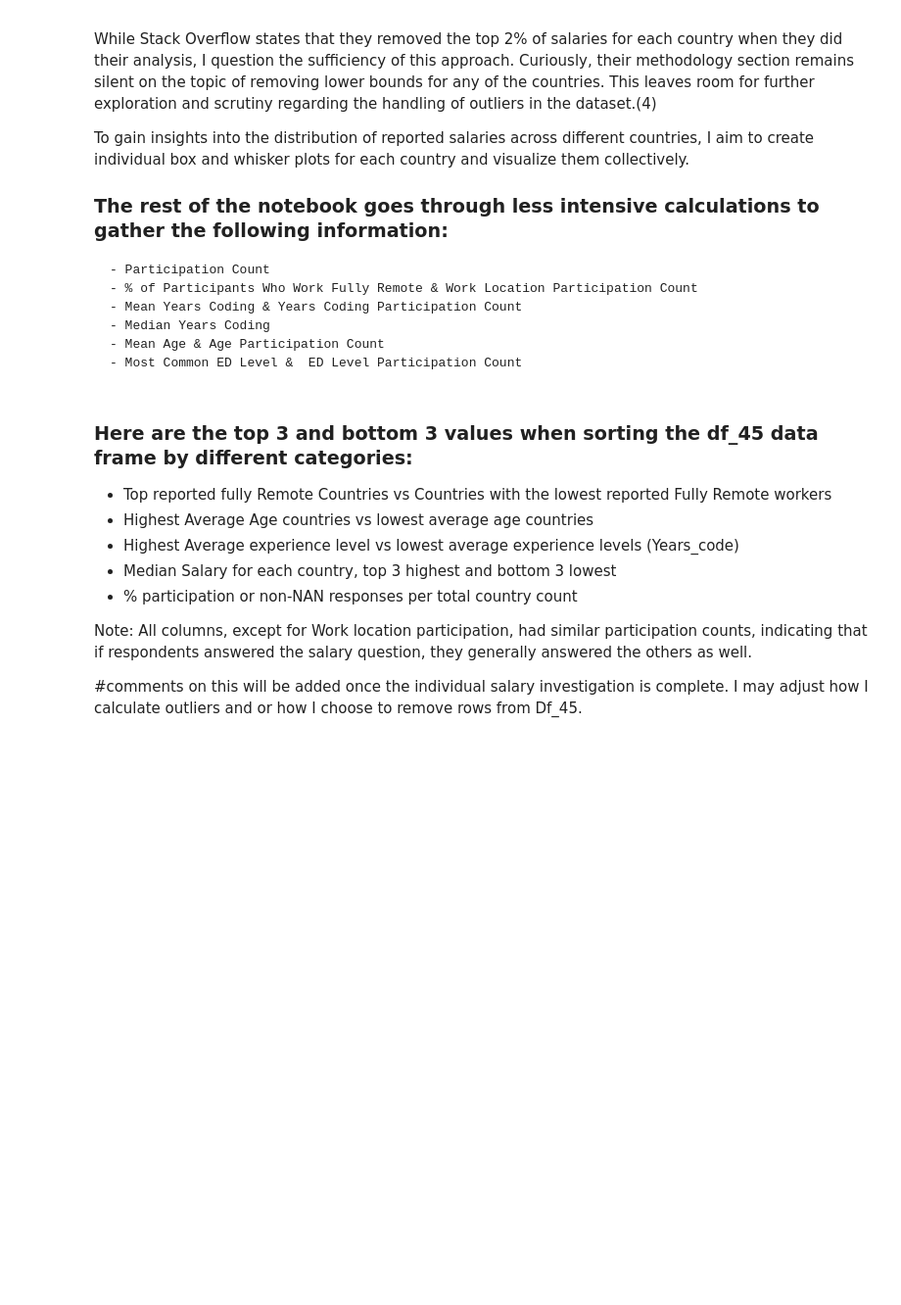
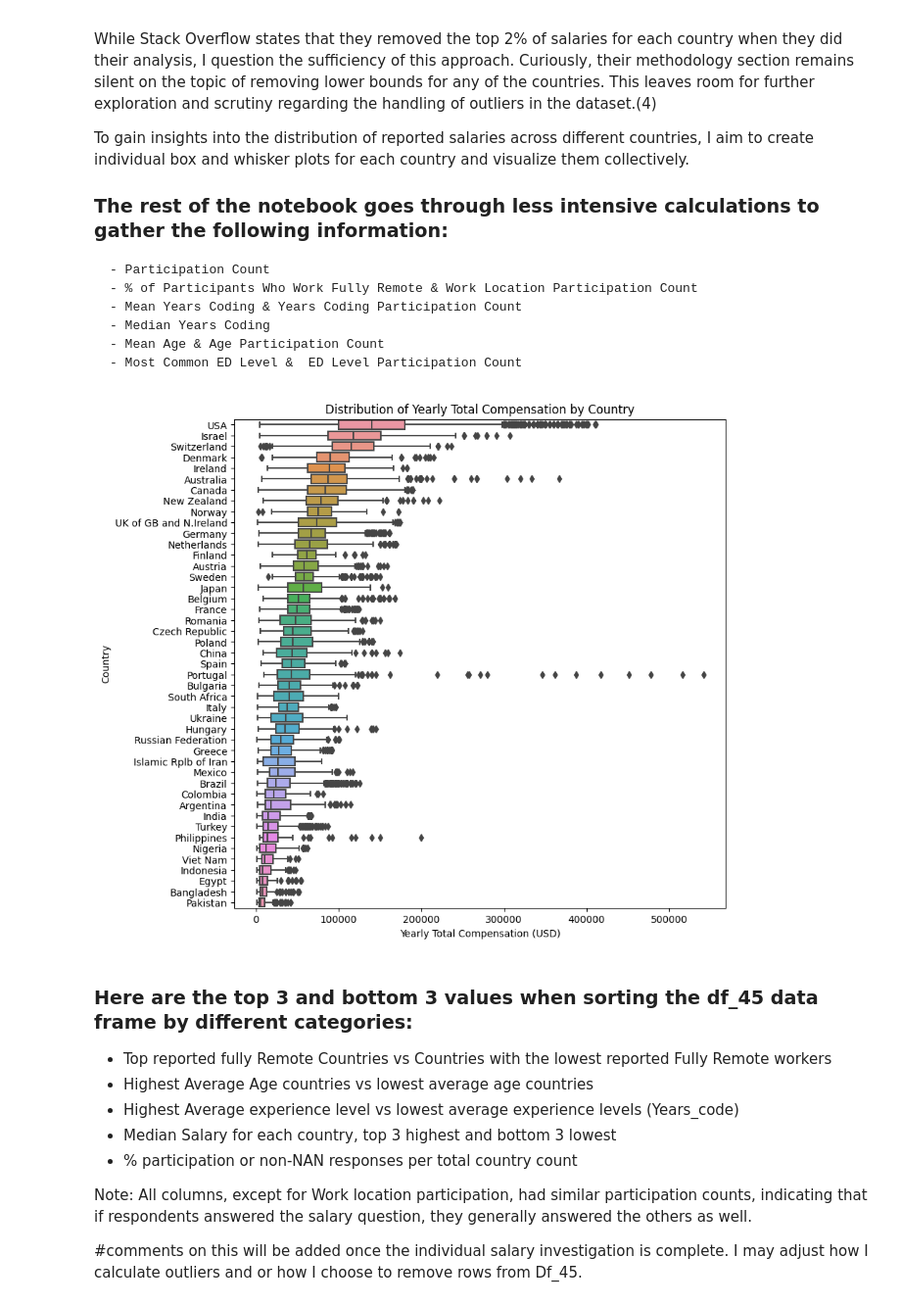
Before and after one commit to Adison-Fryman/SOF-survey-Analysis, a Jupyter notebook: Report on Stack Overflow Data from 2023.ipynb, the cells around one changed output. Shown: that part at 98% size. Drawn from its saved outputs; the diff is of its cells as text; code cells hidden in the pictures; blank space fills up the shorter version.

```diff
--- a/Report on Stack Overflow Data from 2023.ipynb
+++ b/Report on Stack Overflow Data from 2023.ipynb
@@ -17,7 +15,7 @@ import numpy as np
 import seaborn as sns
 import matplotlib.pyplot as plt
 
-#Datasets have been cleaned in previous notebooks.
+#Datasets have been cleaned or set up in previous notebooks.
 
 #df_whole is a copy of the original Data frame, with large amounts of cleaning and parsing to allow for plotting.
 df_whole = pd.read_csv("df_whole.csv")
@@ -27,7 +25,11 @@ df_lang = pd.read_csv("df_lang.csv")
 df_whole_45 = pd.read_csv('df_whole_45.csv')
 #df_45 is a new data frame created from df_whole_45 that has means, medians and participation counts for categories grouped by country.
 df_45 = pd.read_csv("df_45_clean.csv")
+#df_whole_45_salary is a subset of df_whole_45 where salary zeros and  ouliers have been removed, it is about half the size of df_whole_45.
+df_whole_45_salary = pd.read_csv("df_whole_45_salary.csv")
 
+#df_whole_45_dev is an uncleaned version of df_whole for looking at the DevOps questions, it has been reduced to only the top 45 coutries
+df_whole_45_dev = pd.read_csv("df_whole_45_dev.csv")
 
 #df is the original df.
 df = pd.read_csv('data/survey_results_public.csv')
@@ -280,6 +282,25 @@ To gain insights into the distribution of reported salaries across different cou
     - Median Years Coding
     - Mean Age & Age Participation Count
     - Most Common ED Level &  ED Level Participation Count
+# %%
+# Calculate the median yearly total compensation for each country
+medians = df_whole_45_salary.groupby('Country')['YearlyTotConvertCOMP'].median()
+
+# Sort the countries based on the median values in descending order
+sorted_countries = medians.sort_values(ascending=False).index
+
+# Create a new DataFrame containing data only for the sorted countries
+df2 = df_whole_45_salary[df_whole_45_salary['Country'].isin(sorted_countries)]
+
+# Plot a boxplot to visualize the distribution of yearly total compensation by country
+plt.figure(figsize=(9, 9))
+sns.boxplot(data=df2, x='YearlyTotConvertCOMP', y='Country', order=sorted_countries)
+plt.xlabel('Yearly Total Compensation (USD)')
+plt.ylabel('Country')
+plt.title('Distribution of Yearly Total Compensation by Country')
+plt.show()
+# %% [output]
+[figure, added]
 # %% [markdown]
 ### Here are the top 3 and bottom 3 values when sorting the df_45 data frame by different categories:
 
```
Also changed, not shown: parts of 13 cells of this notebook, 3 other files.
